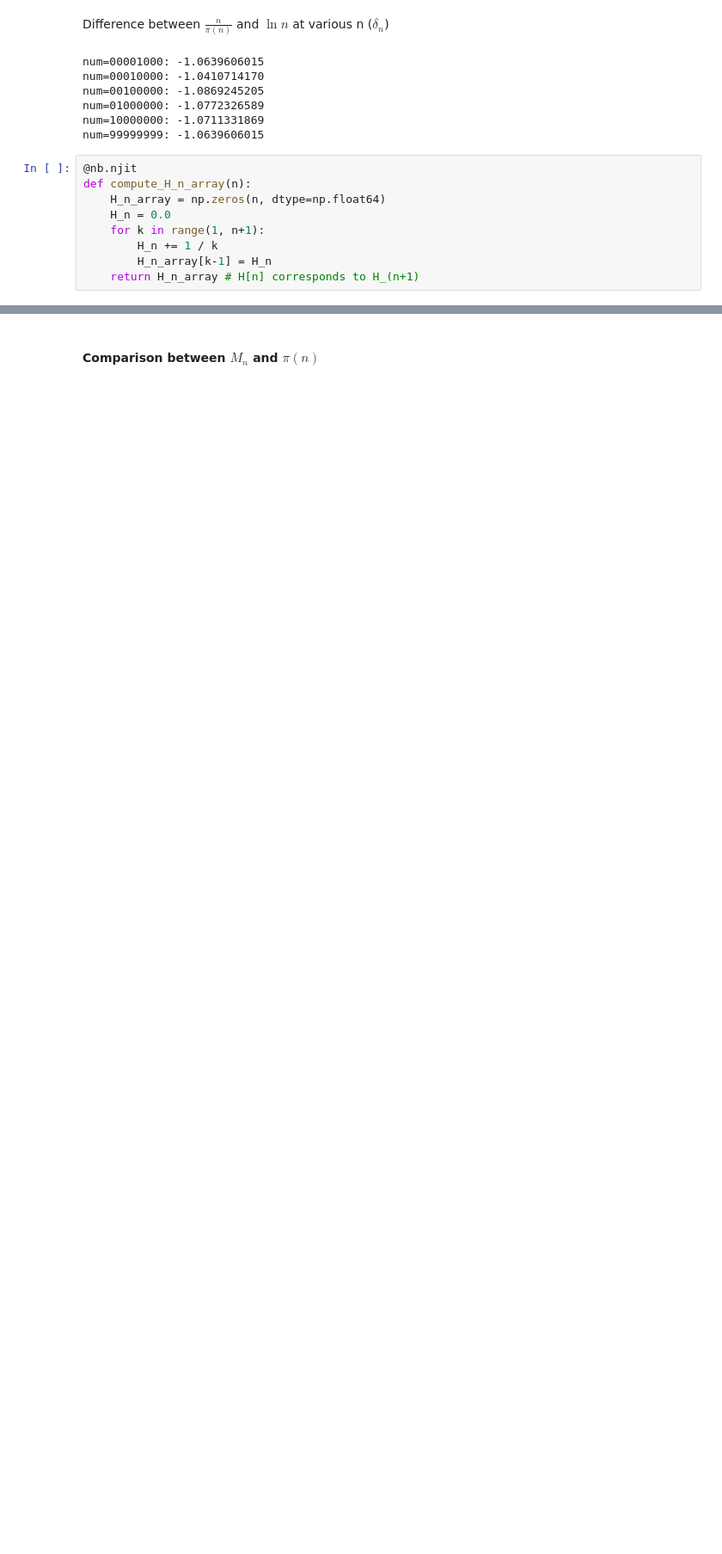
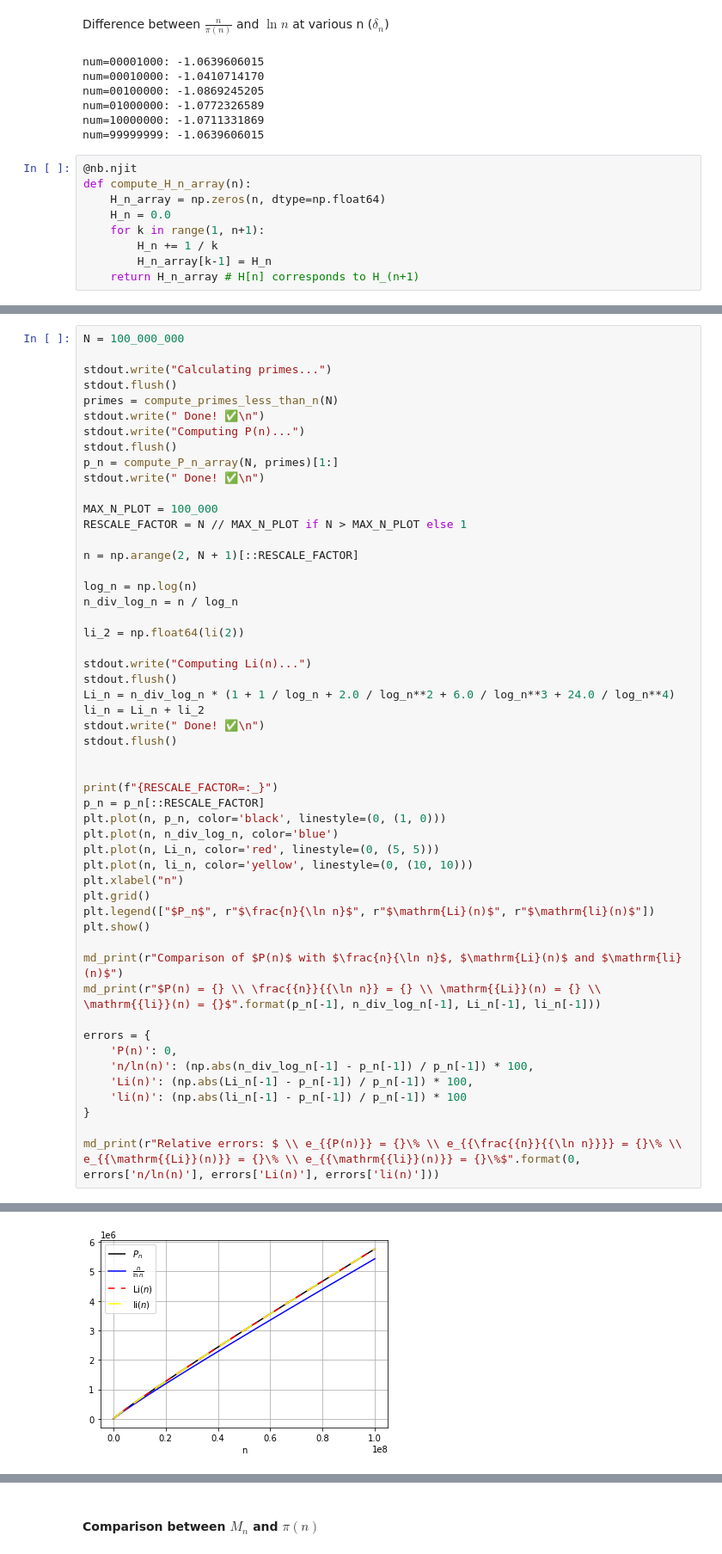
Before and after one commit to DanieleDiSpirito/python_programs, a Jupyter notebook: euler-mascheroni.ipynb, the cells around one changed output, grey strips where cells are left out. Shown: that part at 86% size. Saved outputs shown, nothing was run; the diff lists cells and outputs as text; blank space fills up the shorter version.

```diff
--- a/euler-mascheroni.ipynb
+++ b/euler-mascheroni.ipynb
@@ -253,0 +265,53 @@ RESCALE_FACTOR=1000
+# %%
+N = 100_000_000
+
+stdout.write("Calculating primes...")
+stdout.flush()
+primes = compute_primes_less_than_n(N)
+stdout.write(" Done! ✅\n")
+stdout.write("Computing P(n)...")
+stdout.flush()
+p_n = compute_P_n_array(N, primes)[1:]
+stdout.write(" Done! ✅\n")
+
+MAX_N_PLOT = 100_000
+RESCALE_FACTOR = N // MAX_N_PLOT if N > MAX_N_PLOT else 1
+
+n = np.arange(2, N + 1)[::RESCALE_FACTOR]
+
+log_n = np.log(n)
+n_div_log_n = n / log_n
+
+li_2 = np.float64(li(2))
+
+stdout.write("Computing Li(n)...")
+stdout.flush()
+Li_n = n_div_log_n * (1 + 1 / log_n + 2.0 / log_n**2 + 6.0 / log_n**3 + 24.0 / log_n**4)
+li_n = Li_n + li_2
+stdout.write(" Done! ✅\n")
+stdout.flush()
+
+
+print(f"{RESCALE_FACTOR=:_}")
+p_n = p_n[::RESCALE_FACTOR]
+plt.plot(n, p_n, color='black', linestyle=(0, (1, 0)))
+plt.plot(n, n_div_log_n, color='blue')
+plt.plot(n, Li_n, color='red', linestyle=(0, (5, 5)))
+plt.plot(n, li_n, color='yellow', linestyle=(0, (10, 10)))
+plt.xlabel("n")
+plt.grid()
+plt.legend(["$P_n$", r"$\frac{n}{\ln n}$", r"$\mathrm{Li}(n)$", r"$\mathrm{li}(n)$"])
+plt.show()
+
+md_print(r"Comparison of $P(n)$ with $\frac{n}{\ln n}$, $\mathrm{Li}(n)$ and $\mathrm{li}(n)$")
+md_print(r"$P(n) = {} \\ \frac{{n}}{{\ln n}} = {} \\ \mathrm{{Li}}(n) = {} \\ \mathrm{{li}}(n) = {}$".format(p_n[-1], n_div_log_n[-1], Li_n[-1], li_n[-1]))
+
+errors = {
+    'P(n)': 0,
+    'n/ln(n)': (np.abs(n_div_log_n[-1] - p_n[-1]) / p_n[-1]) * 100,
+    'Li(n)': (np.abs(Li_n[-1] - p_n[-1]) / p_n[-1]) * 100,
+    'li(n)': (np.abs(li_n[-1] - p_n[-1]) / p_n[-1]) * 100
+}
+
+md_print(r"Relative errors: $ \\ e_{{P(n)}} = {}\% \\ e_{{\frac{{n}}{{\ln n}}}} = {}\% \\ e_{{\mathrm{{Li}}(n)}} = {}\% \\ e_{{\mathrm{{li}}(n)}} = {}\%$".format(0, errors['n/ln(n)'], errors['Li(n)'], errors['li(n)']))
+# %% [output]
@@ -253,0 +322 @@ RESCALE_FACTOR=1000
+[figure, added]
```
Also changed, not shown: parts of 8 cells of this notebook.
